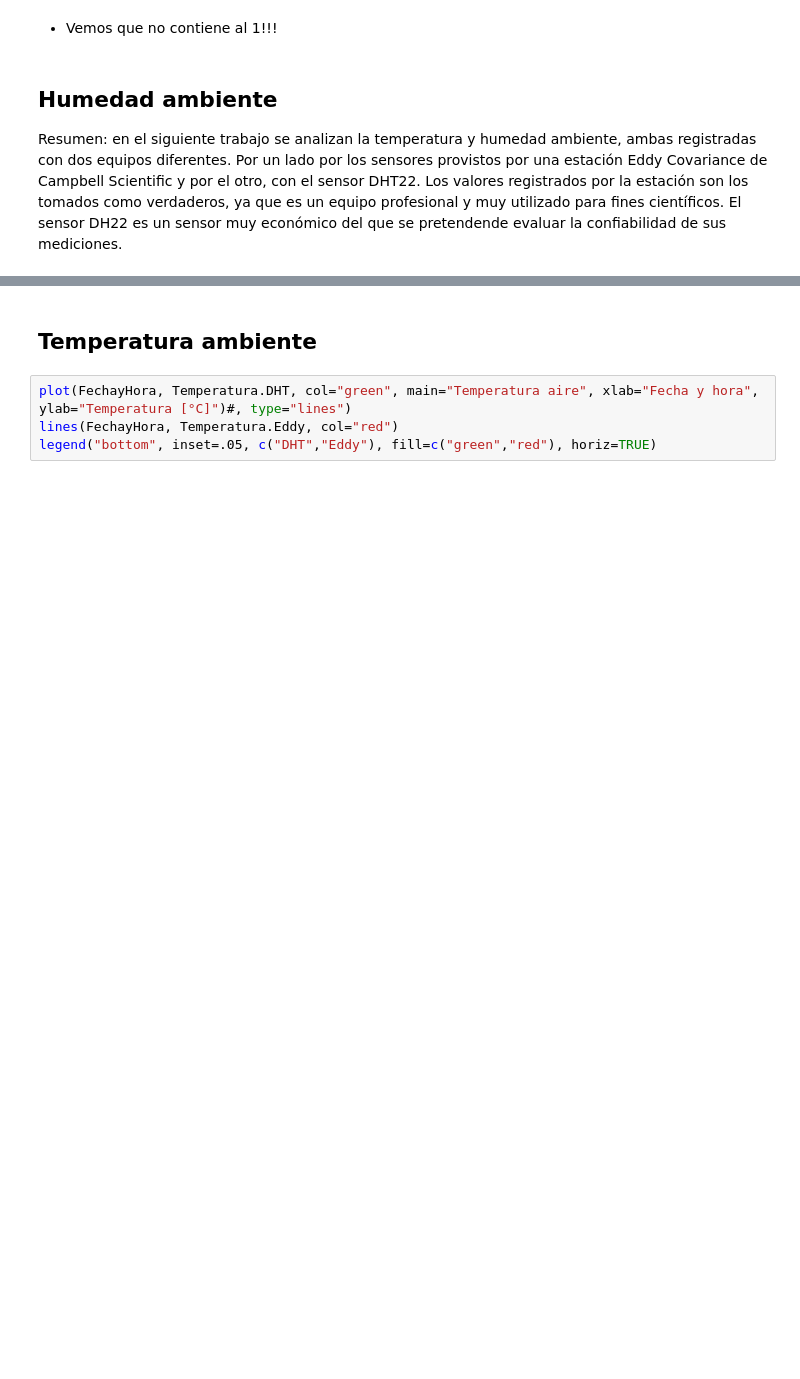
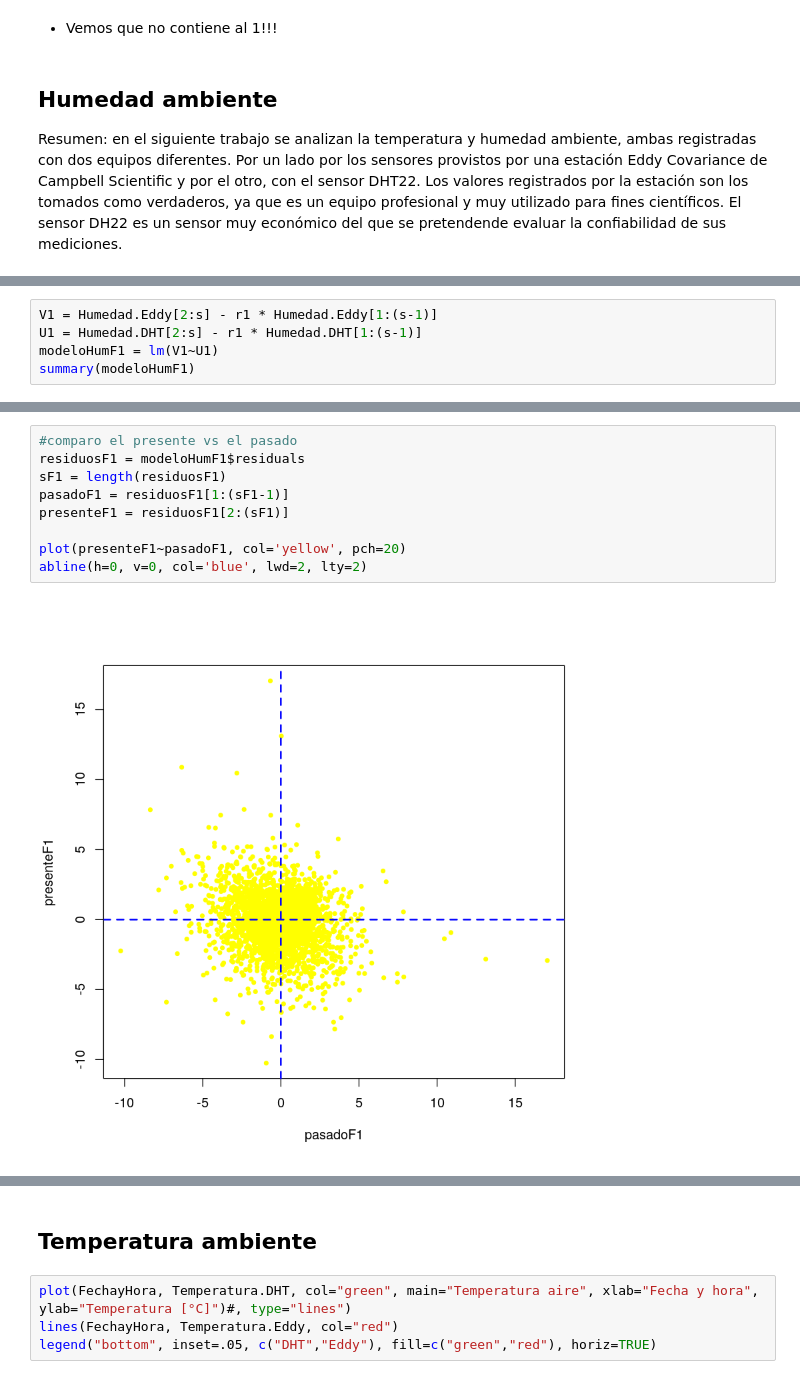
Before and after one commit to emilopez/intro-R, a Jupyter notebook: tp-final/tf.ipynb, the cells around one changed output, grey strips where cells are left out. Saved outputs shown, nothing was run; the diff lists cells and outputs as text; blank space fills up the shorter version.

```diff
--- a/tp-final/tf.ipynb
+++ b/tp-final/tf.ipynb
@@ -414,0 +361,5 @@ abline(h = mean(Humedad.Eddy), v = 0,col='black')
+# %%
+V1 = Humedad.Eddy[2:s] - r1 * Humedad.Eddy[1:(s-1)]
+U1 = Humedad.DHT[2:s] - r1 * Humedad.DHT[1:(s-1)]
+modeloHumF1 = lm(V1~U1)
+summary(modeloHumF1)
@@ -414,0 +384,11 @@ abline(h = mean(Humedad.Eddy), v = 0,col='black')
+# %%
+#comparo el presente vs el pasado
+residuosF1 = modeloHumF1$residuals
+sF1 = length(residuosF1)
+pasadoF1 = residuosF1[1:(sF1-1)]
+presenteF1 = residuosF1[2:(sF1)]
+
+plot(presenteF1~pasadoF1, col='yellow', pch=20)
+abline(h=0, v=0, col='blue', lwd=2, lty=2)
+# %% [output]
+[figure, added]
```
Also changed, not shown: parts of 84 cells of this notebook.
